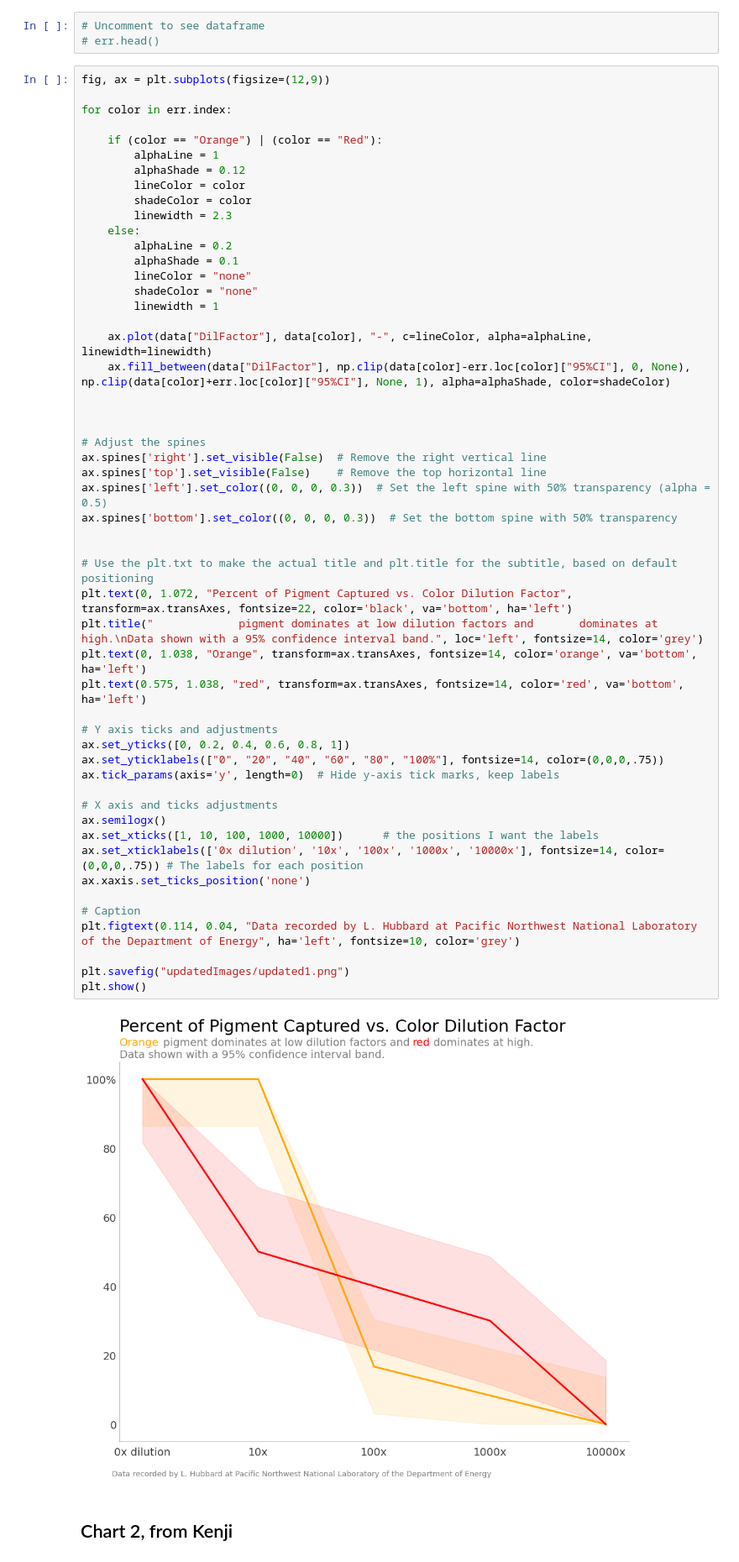
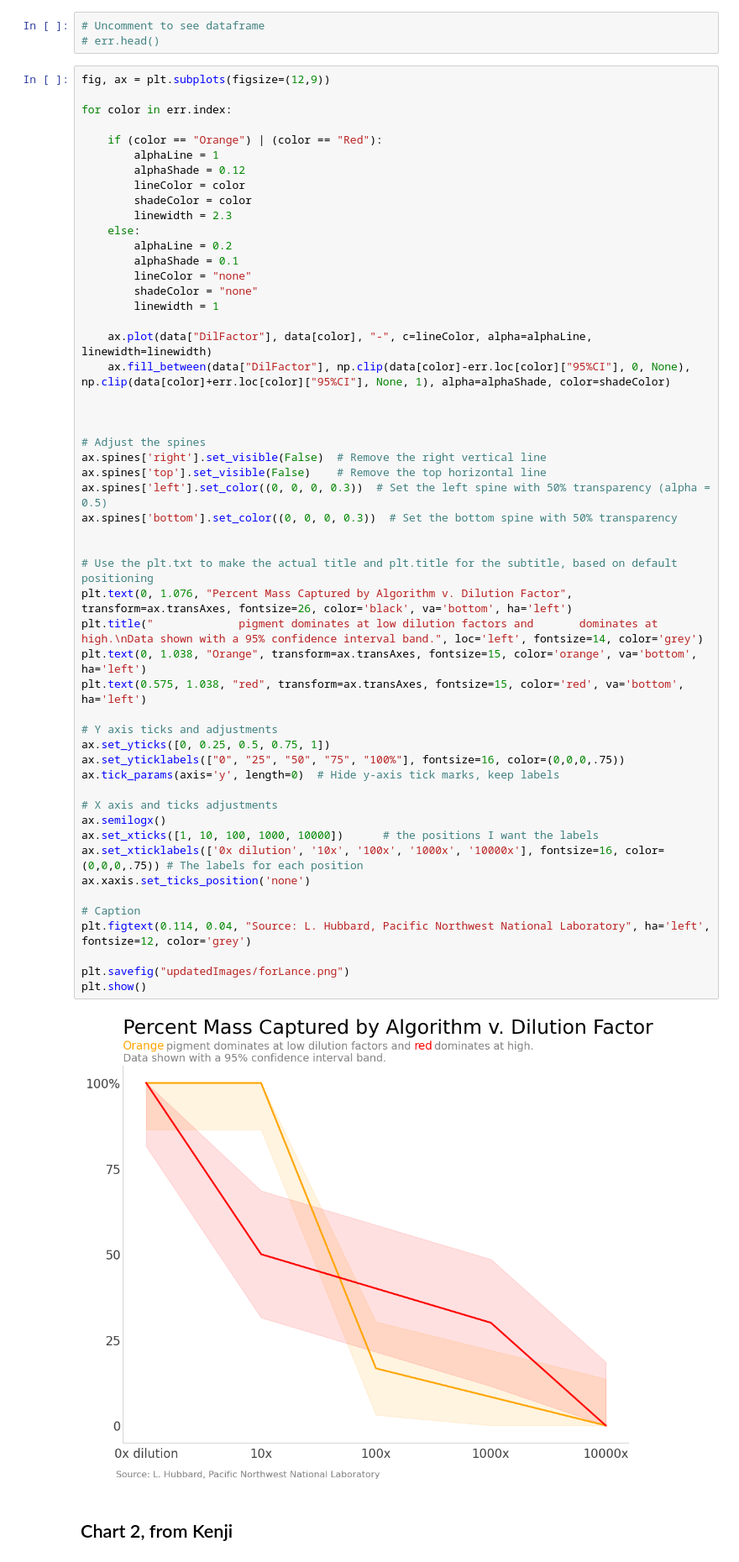
Before and after one commit to lonswaymar/InfoVisChartEval, a Jupyter notebook: chart_beautify.ipynb, the cells around one changed output. Shown at 84% size. Saved outputs shown, nothing was run; the diff lists cells and outputs as text.

Commit message:
Changed the upper linegraph on chart 2 to be red, adjusted fontsize on all figures, made a version of the first figure specifically for Lance that has a more descriptive title

```diff
--- a/chart_beautify.ipynb
+++ b/chart_beautify.ipynb
@@ -33,42 +33,42 @@ for color in err.index:
         shadeColor = "none"
         linewidth = 1
 
     ax.plot(data["DilFactor"], data[color], "-", c=lineColor, alpha=alphaLine, linewidth=linewidth)
     ax.fill_between(data["DilFactor"], np.clip(data[color]-err.loc[color]["95%CI"], 0, None), np.clip(data[color]+err.loc[color]["95%CI"], None, 1), alpha=alphaShade, color=shadeColor)
 
 
 
 # Adjust the spines
 ax.spines['right'].set_visible(False)  # Remove the right vertical line
 ax.spines['top'].set_visible(False)    # Remove the top horizontal line
 ax.spines['left'].set_color((0, 0, 0, 0.3))  # Set the left spine with 50% transparency (alpha = 0.5)
 ax.spines['bottom'].set_color((0, 0, 0, 0.3))  # Set the bottom spine with 50% transparency
 
 
 # Use the plt.txt to make the actual title and plt.title for the subtitle, based on default positioning
-plt.text(0, 1.072, "Percent of Pigment Captured vs. Color Dilution Factor", transform=ax.transAxes, fontsize=22, color='black', va='bottom', ha='left')
+plt.text(0, 1.076, "Percent Mass Captured by Algorithm v. Dilution Factor", transform=ax.transAxes, fontsize=26, color='black', va='bottom', ha='left')
 plt.title("             pigment dominates at low dilution factors and       dominates at high.\nData shown with a 95% confidence interval band.", loc='left', fontsize=14, color='grey')
-plt.text(0, 1.038, "Orange", transform=ax.transAxes, fontsize=14, color='orange', va='bottom', ha='left')
-plt.text(0.575, 1.038, "red", transform=ax.transAxes, fontsize=14, color='red', va='bottom', ha='left')
+plt.text(0, 1.038, "Orange", transform=ax.transAxes, fontsize=15, color='orange', va='bottom', ha='left')
+plt.text(0.575, 1.038, "red", transform=ax.transAxes, fontsize=15, color='red', va='bottom', ha='left')
 
 # Y axis ticks and adjustments
-ax.set_yticks([0, 0.2, 0.4, 0.6, 0.8, 1])
-ax.set_yticklabels(["0", "20", "40", "60", "80", "100%"], fontsize=14, color=(0,0,0,.75))
+ax.set_yticks([0, 0.25, 0.5, 0.75, 1])
+ax.set_yticklabels(["0", "25", "50", "75", "100%"], fontsize=16, color=(0,0,0,.75))
 ax.tick_params(axis='y', length=0)  # Hide y-axis tick marks, keep labels
 
 # X axis and ticks adjustments
 ax.semilogx()
 ax.set_xticks([1, 10, 100, 1000, 10000])      # the positions I want the labels
-ax.set_xticklabels(['0x dilution', '10x', '100x', '1000x', '10000x'], fontsize=14, color=(0,0,0,.75)) # The labels for each position
+ax.set_xticklabels(['0x dilution', '10x', '100x', '1000x', '10000x'], fontsize=16, color=(0,0,0,.75)) # The labels for each position
 ax.xaxis.set_ticks_position('none')
 
 # Caption
-plt.figtext(0.114, 0.04, "Data recorded by L. Hubbard at Pacific Northwest National Laboratory of the Department of Energy", ha='left', fontsize=10, color='grey')
+plt.figtext(0.114, 0.04, "Source: L. Hubbard, Pacific Northwest National Laboratory", ha='left', fontsize=12, color='grey')
 
-plt.savefig("updatedImages/updated1.png")
+plt.savefig("updatedImages/forLance.png")
 plt.show()
 # %% [output]
-[figure, old version]
+[figure, new version]
 # %% [markdown]
 ## Chart 2, from Kenji
 # %%
```
Also changed, not shown: parts of 2 cells of this notebook, 4 other files.
